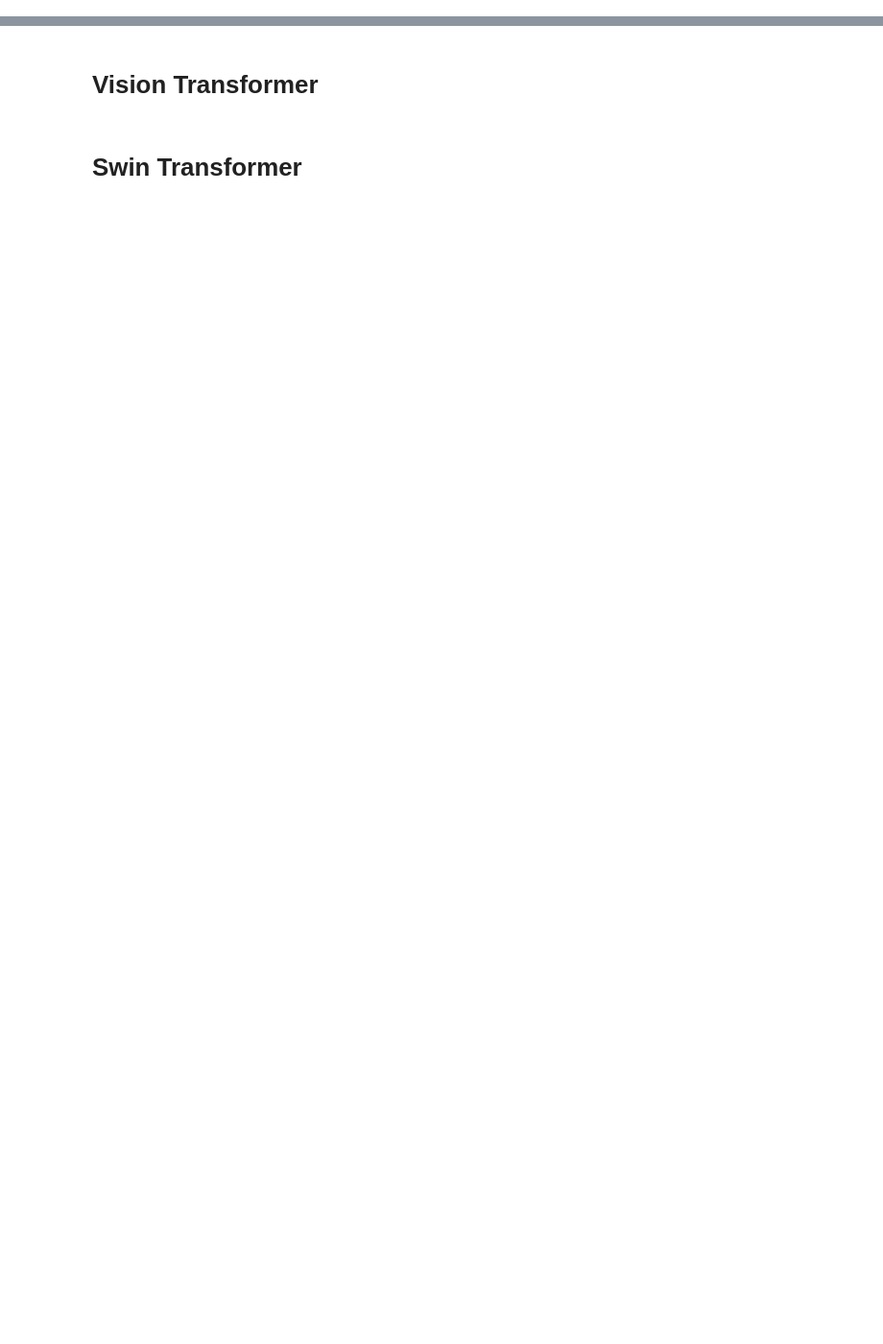
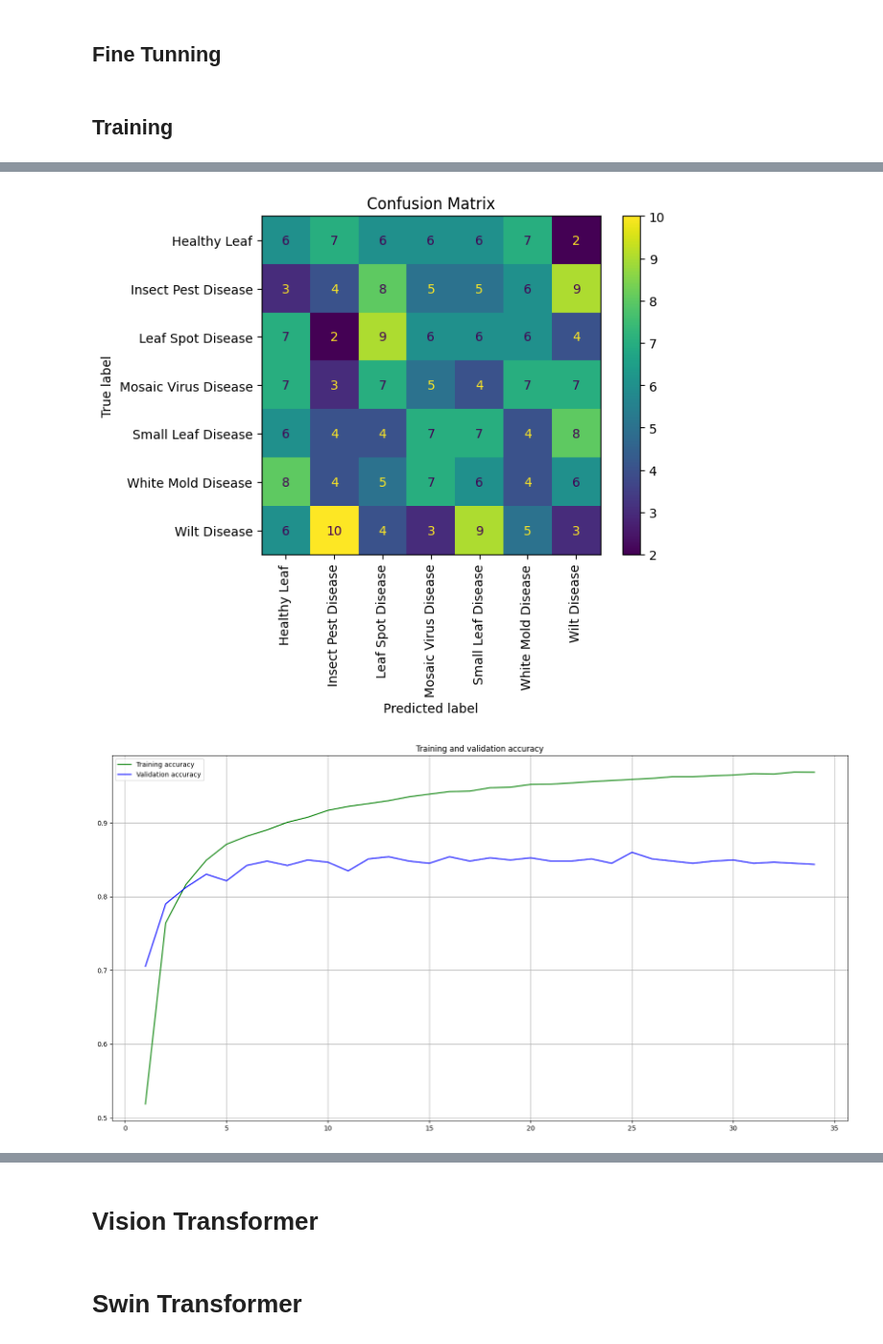
Before and after one commit to Marshall-mk/EggPlantDisease, a Jupyter notebook: notebooks/eggplant-disease-exp.ipynb, the cells around one changed output, grey strips where cells are left out. Shown at 96% size. Cells and saved outputs as stored; diff of their text form; code cells hidden in the pictures; blank space fills up the shorter version.

Commit message:
modified train files

```diff
--- a/notebooks/eggplant-disease-exp.ipynb
+++ b/notebooks/eggplant-disease-exp.ipynb
@@ -296,3 +82,0 @@ efficient_net_model.compile(optimizer="adam", loss="categorical_crossentropy", m
-# %%
-# Use validation_data parameter to provide validation data for each epoch
-efficient_net_hist = efficient_net_model.fit(X_train, y_train, epochs=25, validation_data=(X_val, y_val), callbacks=[early_stopping])
@@ -449,13 +82,0 @@ plt.show()
-# %%
-from sklearn.metrics import classification_report
-vgg_acc = vgg_model.evaluate(X_test, y_test)[1]
-print('VGG model accuracy:', vgg_acc*100)
-y_pred = efficient_net_model.predict(X_test)
-y_classes = [np.argmax(element) for element in y_pred]
-
-# Convert one-hot encoded true labels to labels
-y_true_labels = np.argmax(y_test, axis=1)
-
-# Generate classification report
-class_report = classification_report(y_true_labels, y_classes, target_names=['Wilt Disease', 'Small Leaf Disease', 'Healthy Leaf', 'Insect Pest Disease', 'Mosaic Virus Disease', 'Leaf Spot Disease','White Mold Disease'])
-print(class_report)
@@ -494,0 +87,28 @@ show_images(images=X_test, actual_classes=y_test, predicted_classes=y_classes, t
+# %%
+def dense_net_model_FT(input_shape, classes=7):
+    """DenseNet model"""
+    inputs = layers.Input(shape=input_shape)
+    base_model = DenseNet121(
+        input_shape=input_shape, include_top=True, weights=None, classes=classes
+    )(inputs)
+    return models.Model(inputs, base_model)
+
+
+def vgg16_model_FT(input_shape, classes=7):
+    """VGG16 model"""
+    inputs = layers.Input(shape=input_shape)
+    base_model = VGG16(
+        input_shape=input_shape, include_top=True, weights=None, classes=classes
+    )(inputs)
+    return models.Model(inputs, base_model)
+
+
+def efficient_net_model_FT(input_shape, classes=7):
+    """EfficientNet model"""
+    inputs = layers.Input(shape=input_shape)
+    base_model = EfficientNetB0(
+        input_shape=input_shape, include_top=True, weights=None, classes=classes
+    )(inputs)
+    return models.Model(inputs, base_model)
+# %% [markdown]
+## Fine Tunning
@@ -494,0 +162,2 @@ show_images(images=X_test, actual_classes=y_test, predicted_classes=y_classes, t
+# %% [markdown]
+## Training
@@ -494,0 +337,3 @@ show_images(images=X_test, actual_classes=y_test, predicted_classes=y_classes, t
+# %%
+dense_net_report = main("dense_net")
+# %% [output]
@@ -494,0 +361,2 @@ show_images(images=X_test, actual_classes=y_test, predicted_classes=y_classes, t
+[figure, added]
+[figure, added]
```
Also changed, not shown: parts of 86 cells of this notebook, 4 other files.
